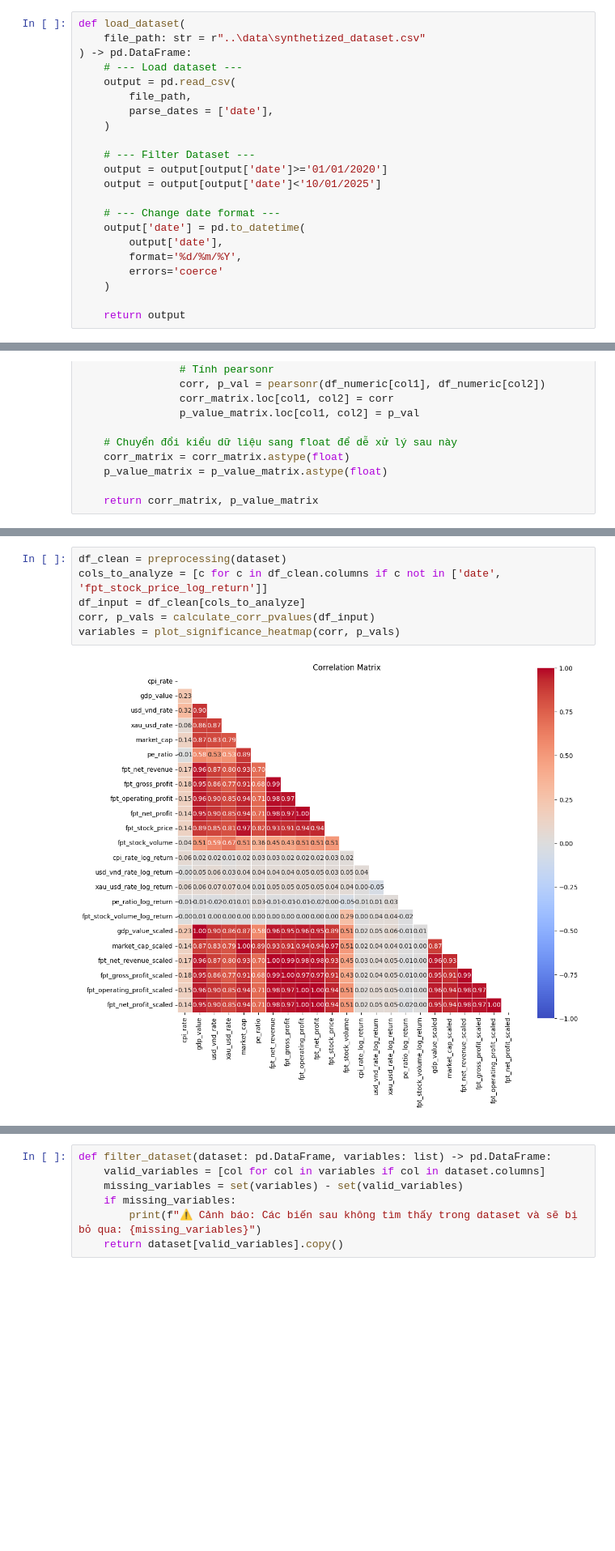
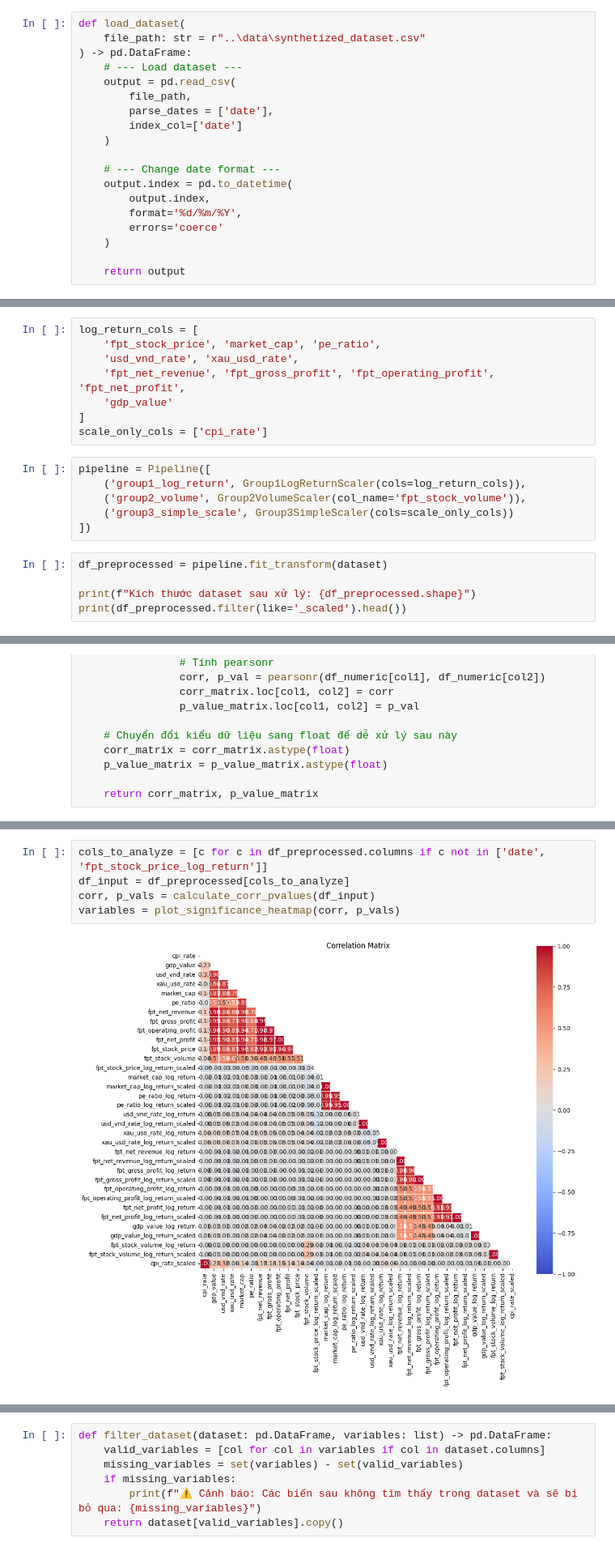
Before and after one commit to nguyenlog205/ds111-uit-stock-price-analysis, a Jupyter notebook: notebook/eda-synthetized-dataset.ipynb, the cells around one changed output, grey strips where cells are left out. Shown at 81% size. Saved outputs shown, nothing was run; the diff lists cells and outputs as text; blank space fills up the shorter version.

Commit message:
update lstm-log-return

```diff
--- a/notebook/eda-synthetized-dataset.ipynb
+++ b/notebook/eda-synthetized-dataset.ipynb
@@ -15,15 +15,12 @@ def load_dataset(
     output = pd.read_csv(
         file_path,
         parse_dates = ['date'],
+        index_col=['date']
     )
 
-    # --- Filter Dataset ---
-    output = output[output['date']>='01/01/2020']
-    output = output[output['date']<'10/01/2025']
-
     # --- Change date format ---
-    output['date'] = pd.to_datetime(
-        output['date'],
+    output.index = pd.to_datetime(
+        output.index,
         format='%d/%m/%Y',
         errors='coerce'
     )
@@ -1537,0 +1511,19 @@ memory usage: 310.6 KB
+# %%
+log_return_cols = [
+    'fpt_stock_price', 'market_cap', 'pe_ratio',
+    'usd_vnd_rate', 'xau_usd_rate',
+    'fpt_net_revenue', 'fpt_gross_profit', 'fpt_operating_profit', 'fpt_net_profit',
+    'gdp_value'
+]
+scale_only_cols = ['cpi_rate']
+# %%
+pipeline = Pipeline([
+    ('group1_log_return', Group1LogReturnScaler(cols=log_return_cols)),
+    ('group2_volume', Group2VolumeScaler(col_name='fpt_stock_volume')),
+    ('group3_simple_scale', Group3SimpleScaler(cols=scale_only_cols))
+])
+# %%
+df_preprocessed = pipeline.fit_transform(dataset)
+
+print(f"Kích thước dataset sau xử lý: {df_preprocessed.shape}")
+print(df_preprocessed.filter(like='_scaled').head())
@@ -1626,10 +1636,9 @@ def plot_significance_heatmap(corr_matrix, p_value_matrix, figsize=(12, 10), tit
 
     return final_features
 # %%
-df_clean = preprocessing(dataset)
-cols_to_analyze = [c for c in df_clean.columns if c not in ['date', 'fpt_stock_price_log_return']]
-df_input = df_clean[cols_to_analyze]
+cols_to_analyze = [c for c in df_preprocessed.columns if c not in ['date', 'fpt_stock_price_log_return']]
+df_input = df_preprocessed[cols_to_analyze]
 corr, p_vals = calculate_corr_pvalues(df_input)
 variables = plot_significance_heatmap(corr, p_vals)
 # %% [output]
-[figure, old version]
+[figure, new version]
```
Also changed, not shown: parts of 55 cells of this notebook, 3 other files.
